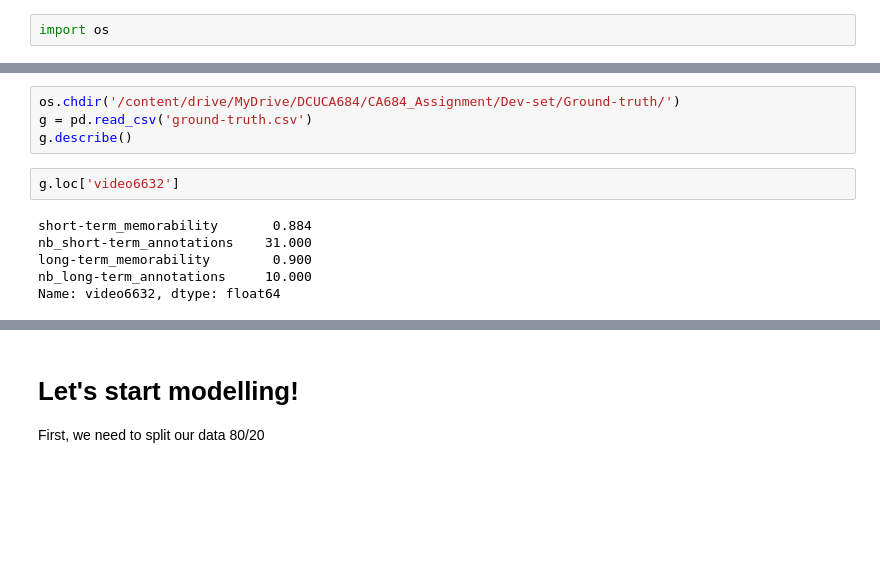
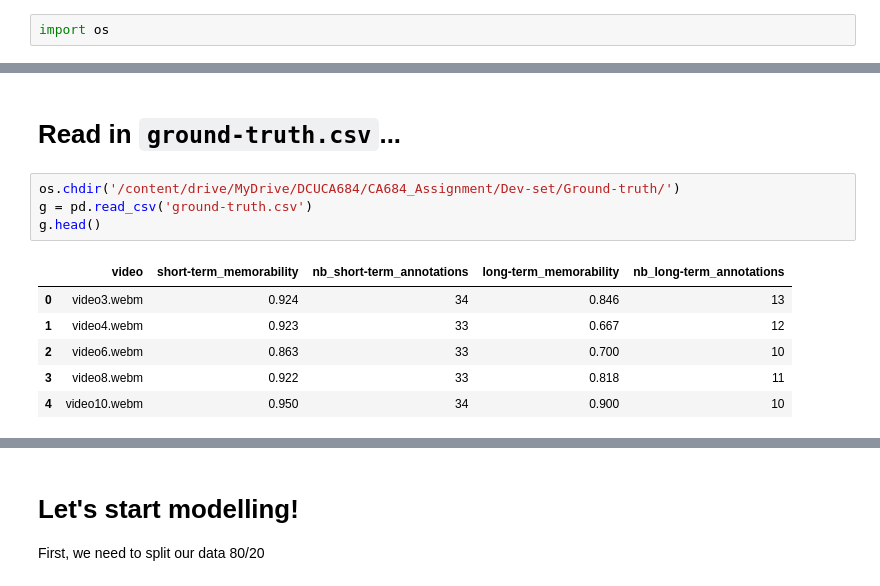
Before and after one commit to fergal303/fergal303, a Jupyter notebook: DaProjcet.ipynb, the cells around one changed output, grey strips where cells are left out. Drawn from its saved outputs; the diff is of its cells as text; blank space fills up the shorter version.

```diff
--- a/DaProjcet.ipynb
+++ b/DaProjcet.ipynb
@@ -66,12 +73,13 @@ f.head()
+# %% [markdown]
+# Read in `ground-truth.csv`...
 # %%
 os.chdir('/content/drive/MyDrive/DCUCA684/CA684_Assignment/Dev-set/Ground-truth/')
 g = pd.read_csv('ground-truth.csv')
-g.describe()
+g.head()
+# %% [output]
+|  | video | short-term_memorability | nb_short-term_annotations | long-term_memorability | nb_long-term_annotations |
+| 0 | video3.webm | 0.924 | 34 | 0.846 | 13 |
+| 1 | video4.webm | 0.923 | 33 | 0.667 | 12 |
+| 2 | video6.webm | 0.863 | 33 | 0.700 | 10 |
+| 3 | video8.webm | 0.922 | 33 | 0.818 | 11 |
+| 4 | video10.webm | 0.950 | 34 | 0.900 | 10 |
-# %%
-g.loc['video6632']
-# %% [output]
-short-term_memorability       0.884
-nb_short-term_annotations    31.000
-long-term_memorability        0.900
-nb_long-term_annotations     10.000
-Name: video6632, dtype: float64
```
Also changed, not shown: parts of 13 cells of this notebook.
